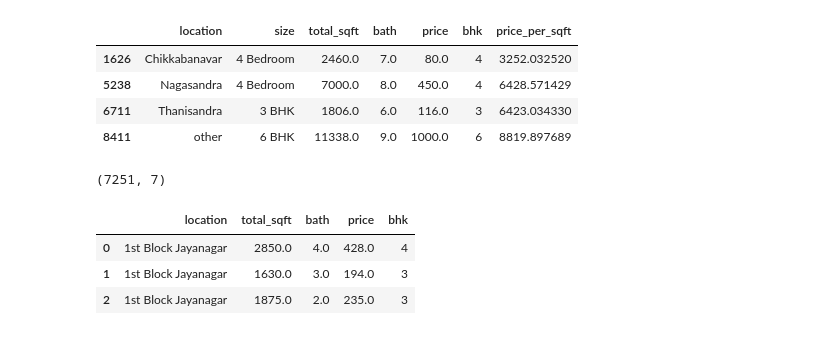
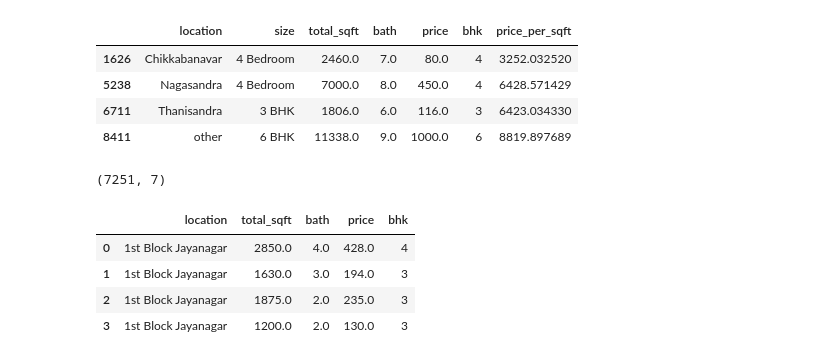
Before and after one commit to hemalatha-06/AdvSE, a Jupyter notebook: Week2.ipynb, the cells around one changed output. Cells and saved outputs as stored; diff of their text form; code cells hidden in the pictures.

```diff
--- a/Week2.ipynb
+++ b/Week2.ipynb
@@ -422,9 +422,10 @@ df9.shape
 (7251, 7)
 # %%
 df10 = df9.drop(['size','price_per_sqft'],axis='columns')
-df10.head(3)
+df10.head(4)
 # %% [output]
 |  | location | total_sqft | bath | price | bhk |
 | 0 | 1st Block Jayanagar | 2850.0 | 4.0 | 428.0 | 4 |
 | 1 | 1st Block Jayanagar | 1630.0 | 3.0 | 194.0 | 3 |
 | 2 | 1st Block Jayanagar | 1875.0 | 2.0 | 235.0 | 3 |
+| 3 | 1st Block Jayanagar | 1200.0 | 2.0 | 130.0 | 3 |
```
